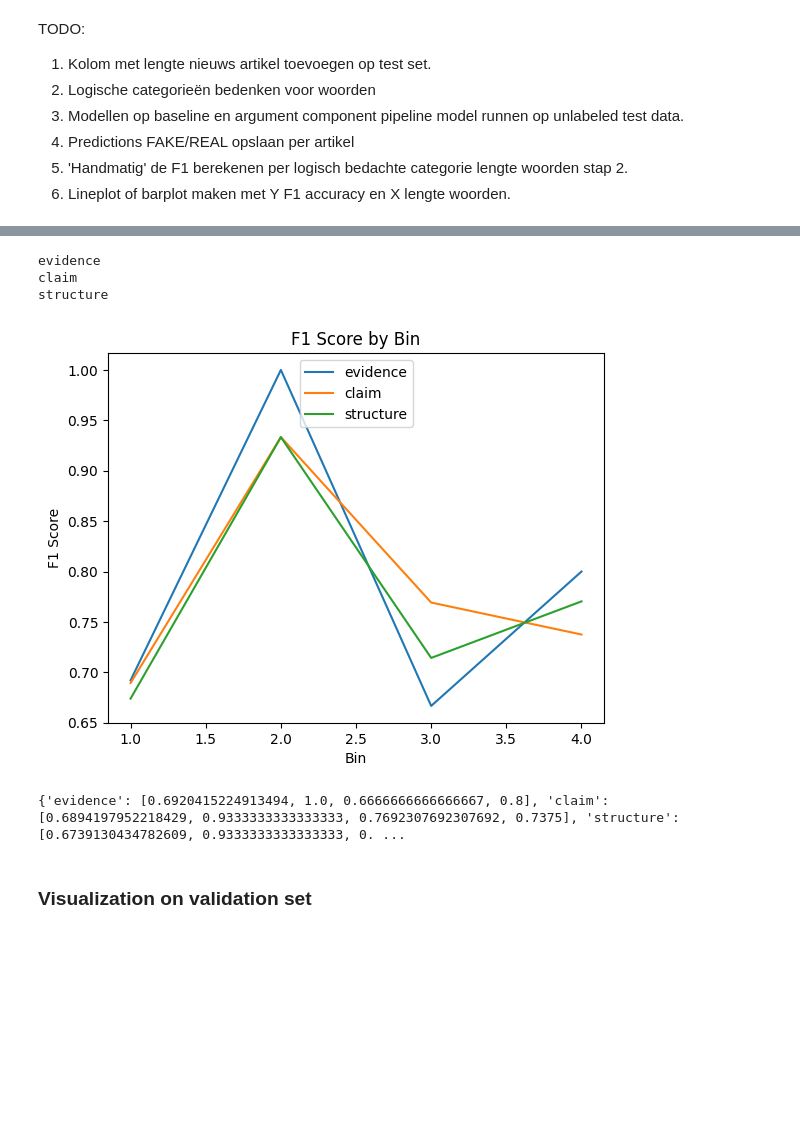
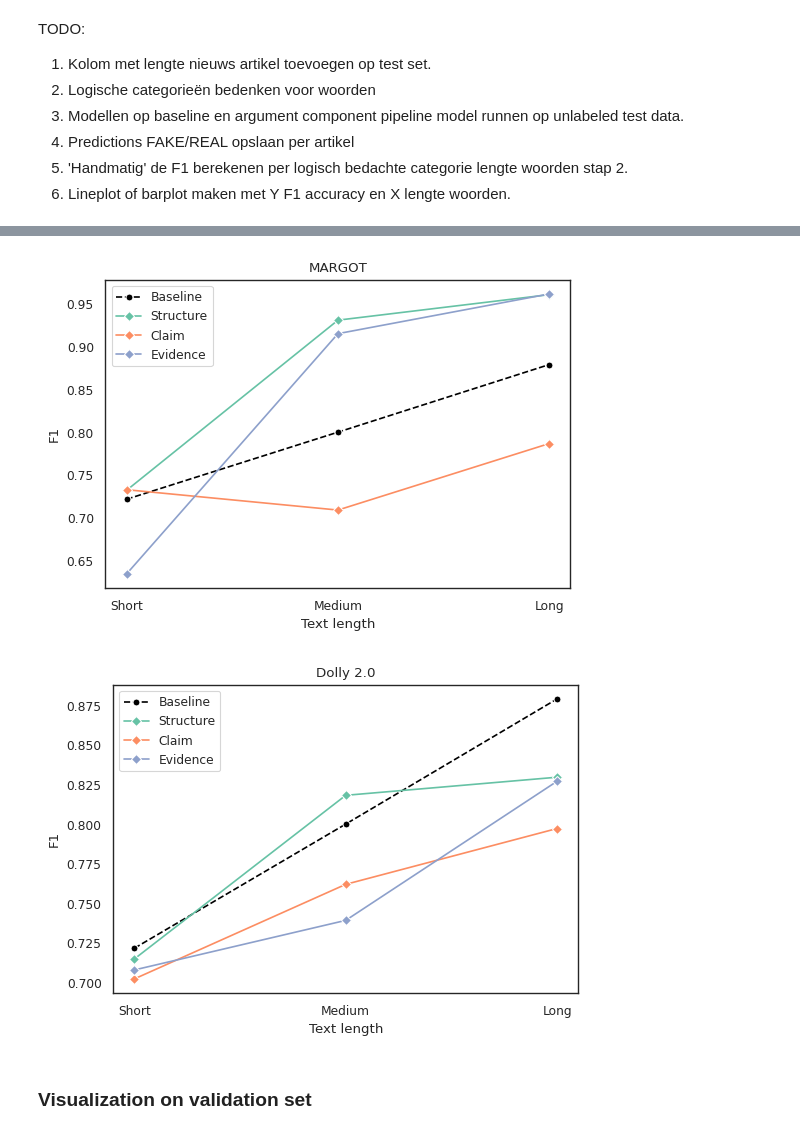
Before and after one commit to himayla/fake_news, a Jupyter notebook: visualization.ipynb, the cells around one changed output, grey strips where cells are left out. Saved outputs shown, nothing was run; the diff lists cells and outputs as text; code cells hidden in the pictures; blank space fills up the shorter version.

```diff
--- a/visualization.ipynb
+++ b/visualization.ipynb
@@ -168,12 +192,0 @@ ax[1] = plot_lines(performance_margot, ax[1])
-# %%
-path_to_dolly = "pipeline/argumentation-based/argumentation structure/dolly/test.csv"
-df_labels = get_labels(path_to_dolly)
-
-path_to_dolly_results = "pipeline/argumentation-based/results/dolly"
-performance_dolly = process_predictions(df_labels, path_to_dolly_results)
-# %% [output]
-evidence
-claim
-structure
-[figure, removed]
-{'evidence': [0.6920415224913494, 1.0, 0.6666666666666667, 0.8], 'claim': [0.6894197952218429, 0.9333333333333333, 0.7692307692307692, 0.7375], 'structure': [0.6739130434782609, 0.9333333333333333, 0. ...
@@ -209,3 +193,46 @@ structure
+# %%
+# BASELINE + MARGOT
+sns.set_style("white")
+sns.set_context('paper')
+
+plt.figure(figsize=(6, 4))
+ax = sns.lineplot(performance_baseline, marker='o',linestyle='--', color="black", markersize=5, label='Baseline')
+ax.set_xticks(range(len(performance_baseline)))
+ax.set_xticklabels(['Short', 'Medium', 'Long'])
+ax.set(xlabel='Text length', ylabel='F1')
+ax.set(title="MARGOT")
+
+palette = sns.color_palette("Set2")
+
+for i, (label, data) in enumerate(performance_margot.items()):
+    sns.lineplot(x=[0, 1, 2], y=data, marker='D', label=label.capitalize(), markersize=5, ax=ax, color=palette[i])
+
+# plt.show()
+
+plt.savefig("margot_text_length.png")
+# %% [output]
+[figure, added]
+# %%
+# Baseline + Dolly
+sns.set_style("white")
+sns.set_context('paper')
+
+plt.figure(figsize=(6, 4))
+ax = sns.lineplot(performance_baseline, marker='o',linestyle='--', color="black", markersize=5, label='Baseline')
+ax.set_xticks(range(len(performance_baseline)))
+ax.set(title="Dolly 2.0")
+ax.set_xticklabels(['Short', 'Medium', 'Long'])
+ax.set(xlabel='Text length', ylabel='F1')
+
+palette = sns.color_palette("Set2")
+
+for i, (label, data) in enumerate(performance_dolly.items()):
+    sns.lineplot(x=[0, 1, 2], y=data, marker='D', label=label.capitalize(), markersize=5, ax=ax, color=palette[i])
+
+# plt.show()
+plt.savefig("dolly_text_length.png")
+# %% [output]
+[figure, added]
 # %% [markdown]
 ### Visualization on **validation** set
 # %%
```
Also changed, not shown: parts of 24 cells of this notebook, 9 other files.
